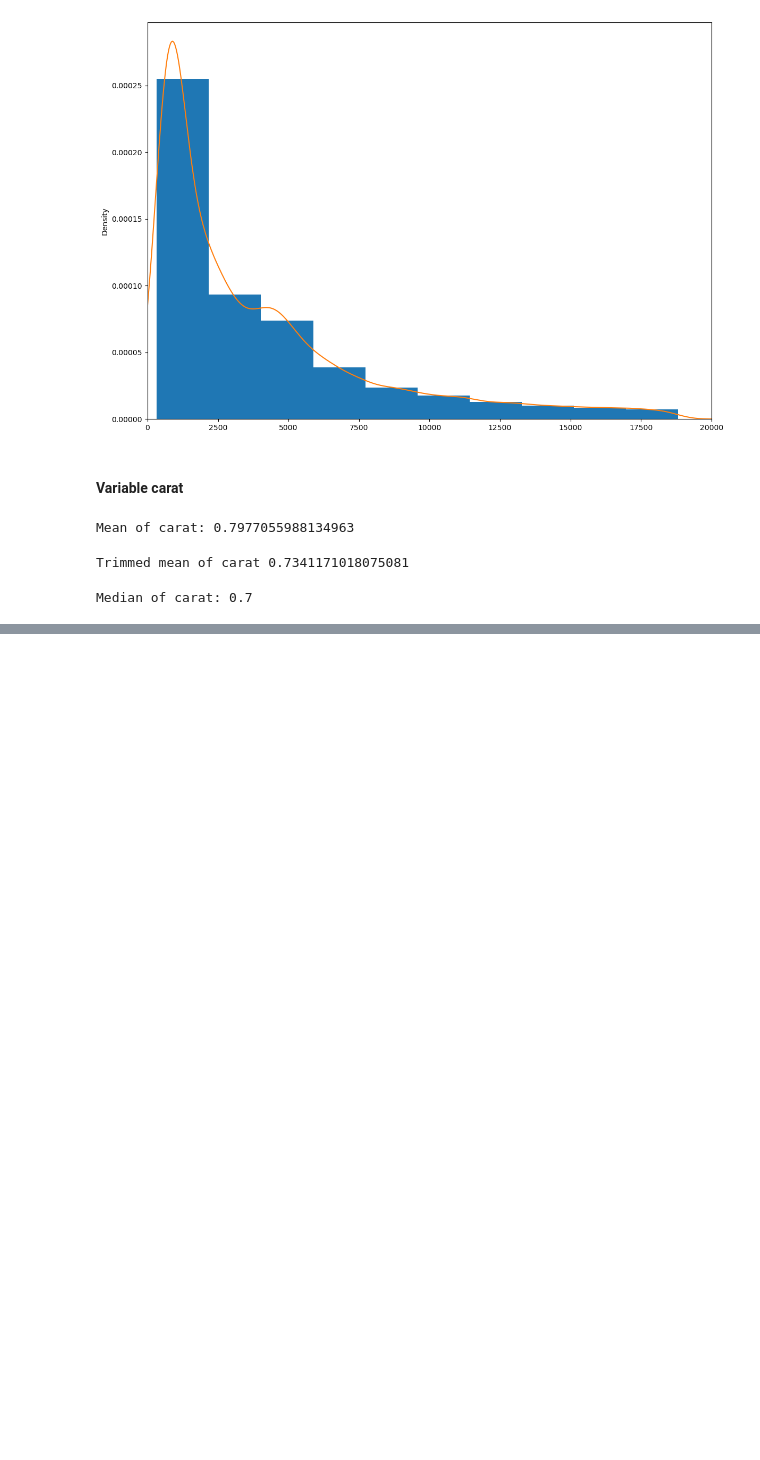
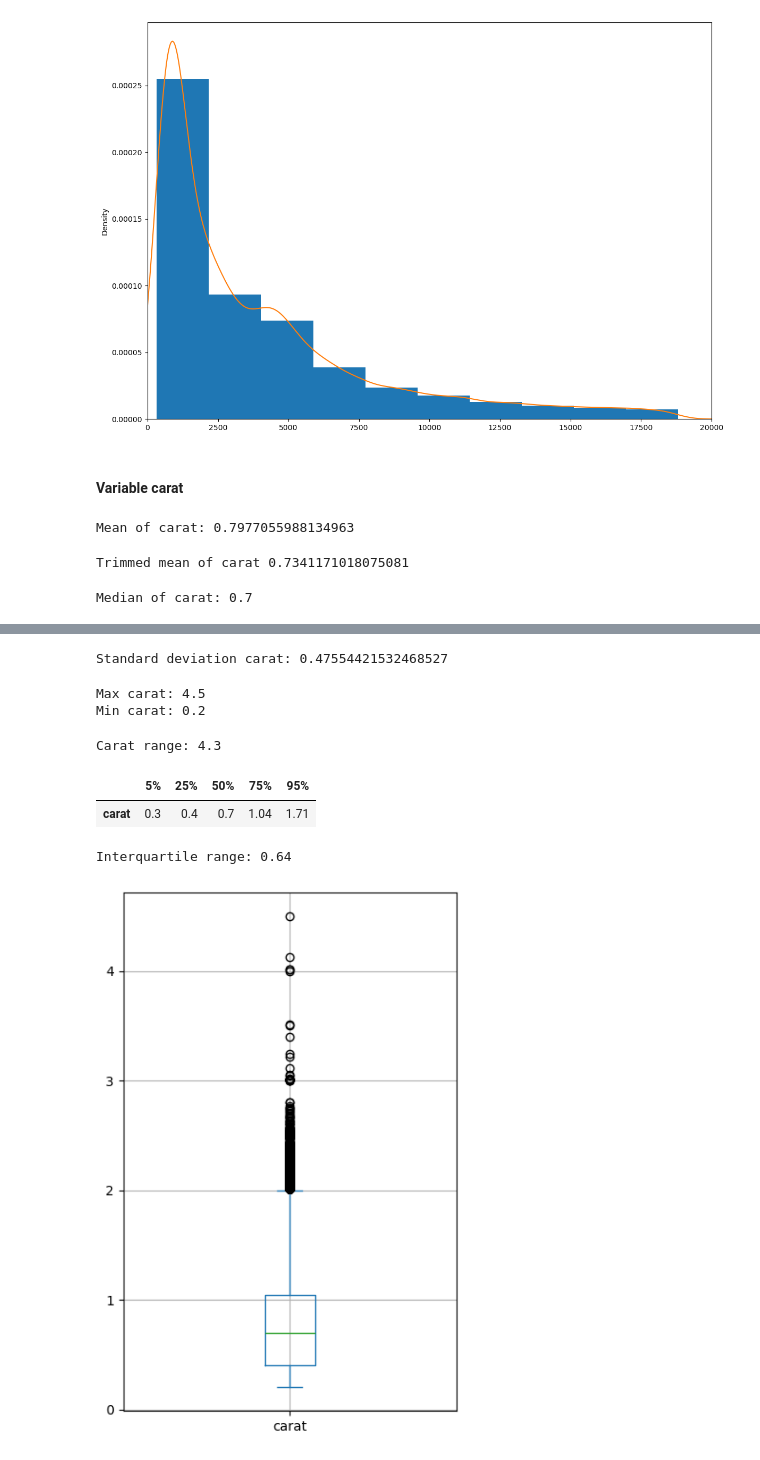
Before and after one commit to blancadelavega/EDA_Diamonds, a Jupyter notebook: main.ipynb, the cells around one changed output, grey strips where cells are left out. Drawn from its saved outputs; the diff is of its cells as text; code cells hidden in the pictures; blank space fills up the shorter version.

```diff
--- a/main.ipynb
+++ b/main.ipynb
@@ -223,0 +244,49 @@ Median of carat: 0.7
+# %%
+# Standard deviation
+std_dev_carat = data['carat'].std()
+print('Standard deviation carat:', std_dev_carat)
+# %% [output]
+Standard deviation carat: 0.47554421532468527
+# %%
+#Min & Max
+min_carat = data['carat'].min()
+max_carat = data['carat'].max()
+print('Max carat:', max_carat, '\nMin carat:', min_carat)
+# %% [output]
+Max carat: 4.5
+Min carat: 0.2
+# %%
+# Range
+carat_range = max_carat - min_carat
+print('Carat range:', carat_range)
+# %% [output]
+Carat range: 4.3
+# %%
+# Percentiles table (equal-count bins)
+
+percentages = [0.05, 0.25, 0.5, 0.75, 0.95]
+percentiles = data['carat'].quantile(percentages)
+df = pd.DataFrame(percentiles)
+df.index = [f'{int(p * 100)}%' for p in percentages]
+df.transpose()
+# %% [output]
+|  | 5% | 25% | 50% | 75% | 95% |
+| carat | 0.3 | 0.4 | 0.7 | 1.04 | 1.71 |
+# %%
+# Interquartile range
+per_75 = 1.04
+per_25 = 0.4
+iqr = per_75 - per_25
+print('Interquartile range:', iqr)
+# %% [output]
+Interquartile range: 0.64
+# %%
+# Boxplot (Matplotlib whiskers implementation = 1.5 IQR)
+
+data_carat = data['carat']
+ax = data_carat.plot.box(figsize=(4, 6))
+plt.tight_layout()
+plt.grid()
+plt.show()
+# %% [output]
+[figure, added]
```
Also changed, not shown: parts of 29 cells of this notebook.
